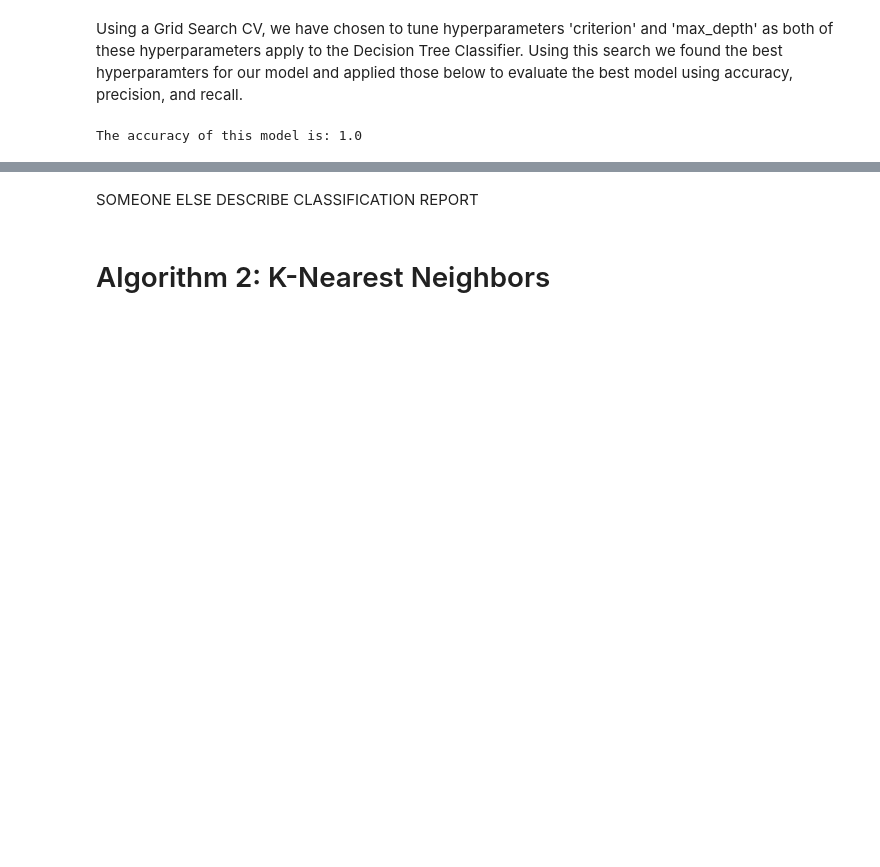
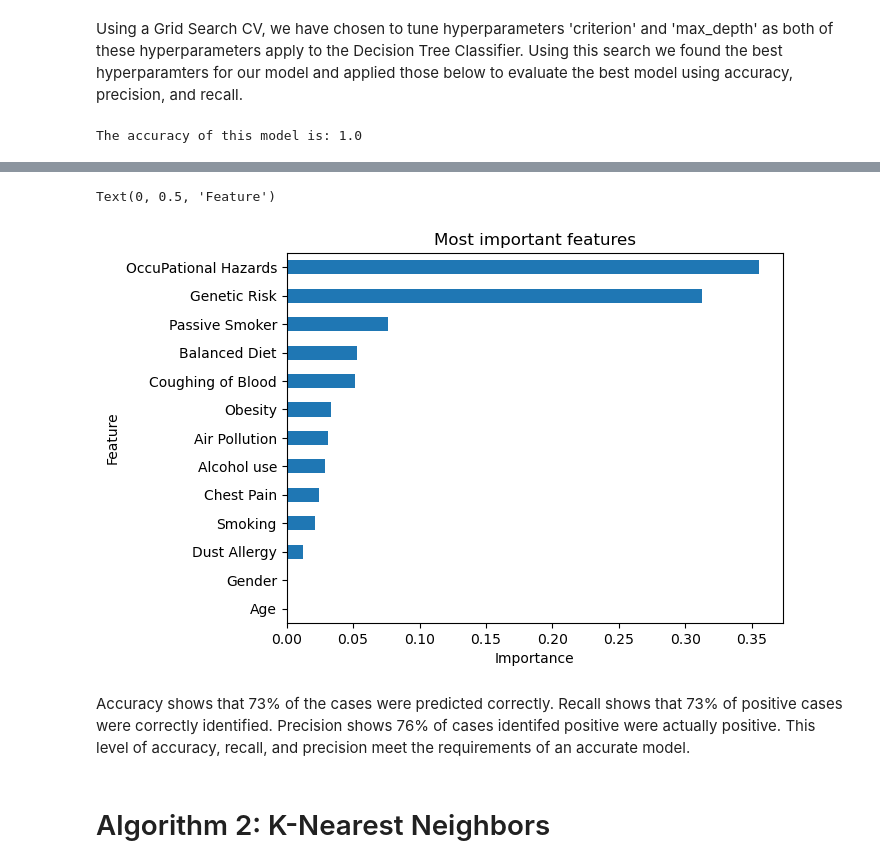
Before and after one commit to aashukedia/DS3000_Project, a Jupyter notebook: Final Project Group 30 (All 3 Algorithms).ipynb, the cells around one changed output, grey strips where cells are left out. Saved outputs shown, nothing was run; the diff lists cells and outputs as text; code cells hidden in the pictures; blank space fills up the shorter version.

```diff
--- a/Final Project Group 30 (All 3 Algorithms).ipynb
+++ b/Final Project Group 30 (All 3 Algorithms).ipynb
@@ -157,7 +174,7 @@ Best hyperparameters: {'max_depth': 20, 'criterion': 'gini'}
 Using a Grid Search CV, we have chosen to tune hyperparameters 'criterion' and 'max_depth' as both of these hyperparameters apply to the Decision Tree Classifier. Using this search we found the best hyperparamters for our model and applied those below to evaluate the best model using accuracy, precision, and recall.
 # %%
 # displaying accuracy of best model
-dt = DecisionTreeClassifier(max_depth = 10, criterion='entropy', random_state=7)
+dt = DecisionTreeClassifier(max_depth = 20, criterion='entropy', random_state=7)
 dt.fit(X_train, y_train)
 accuracy = round(dt.score(X_test, y_test),2)
 print('The accuracy of this model is:', accuracy)
@@ -184,5 +215,16 @@ weighted avg       0.77      0.74      0.73       200
+# %%
+global_importances = pd.Series(dt.feature_importances_, index=X_train.columns)
+global_importances.sort_values(ascending=True, inplace=True)
+
+global_importances.plot.barh()
+plt.title('Most important features')
+plt.xlabel('Importance')
+plt.ylabel('Feature')
+# %% [output]
+Text(0, 0.5, 'Feature')
+[figure, added]
 # %% [markdown]
-SOMEONE ELSE DESCRIBE CLASSIFICATION REPORT
+Accuracy shows that 73% of the cases were predicted correctly. Recall shows that 73% of positive cases were correctly identified. Precision shows 76% of cases identifed positive were actually positive. This level of accuracy, recall, and precision meet the requirements of an accurate model.
 # %% [markdown]
 # Algorithm 2: K-Nearest Neighbors
 # %%
```
Also changed, not shown: parts of 12 cells of this notebook.
